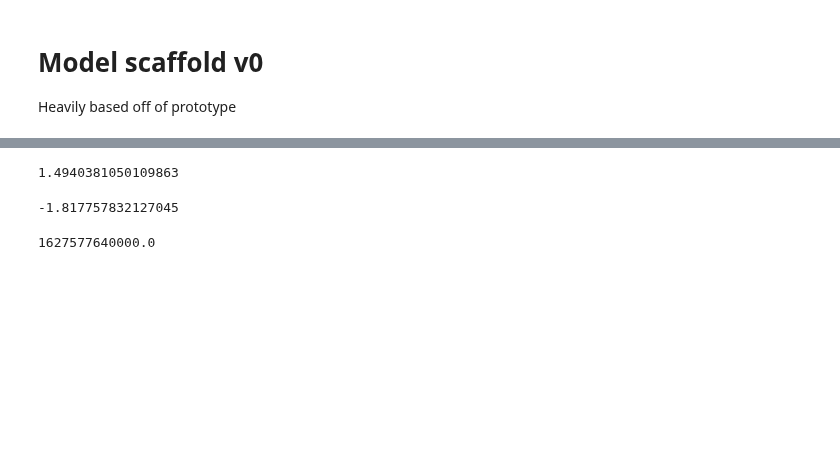
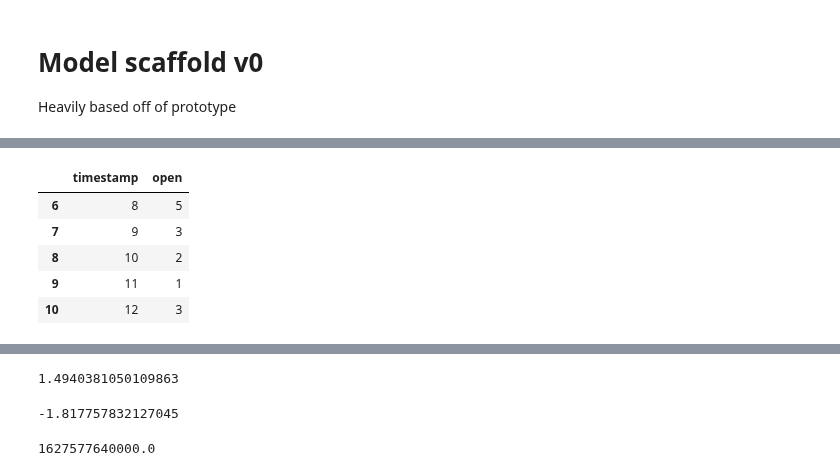
Before and after one commit to sunnymnie/crypto-printer, a Jupyter notebook: model/model-scaffold-v0.ipynb, the cells around one changed output, grey strips where cells are left out. Cells and saved outputs as stored; diff of their text form; code cells hidden in the pictures; blank space fills up the shorter version.

```diff
--- a/model/model-scaffold-v0.ipynb
+++ b/model/model-scaffold-v0.ipynb
@@ -53,0 +78,11 @@ time.time() - start
+# %%
+df = pd.DataFrame({"timestamp":[2, 3, 4, 5, 6, 7, 8, 9, 10, 11, 12], "open":[8, 7, 8, 7, 6, 4, 5, 3, 2, 1, 3]})
+# %%
+df.tail()
+# %% [output]
+|  | timestamp | open |
+| 6 | 8 | 5 |
+| 7 | 9 | 3 |
+| 8 | 10 | 2 |
+| 9 | 11 | 1 |
+| 10 | 12 | 3 |
```
Also changed, not shown: parts of 31 cells of this notebook, 9 other files.
